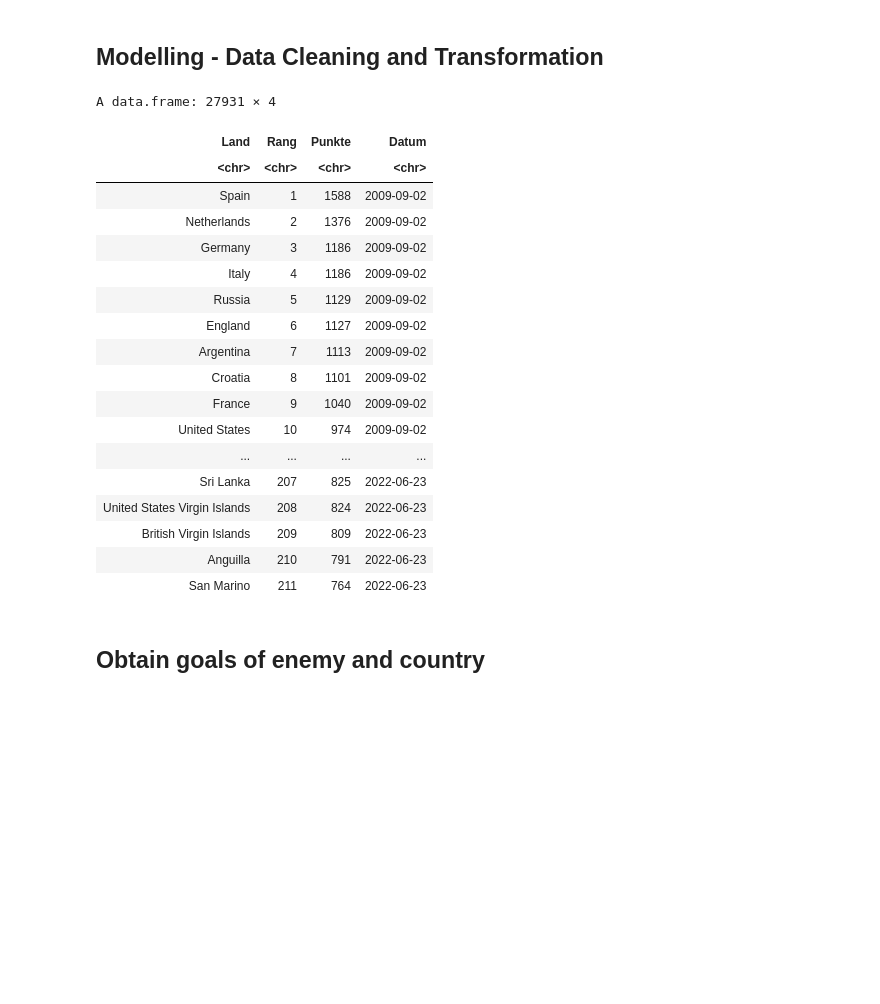
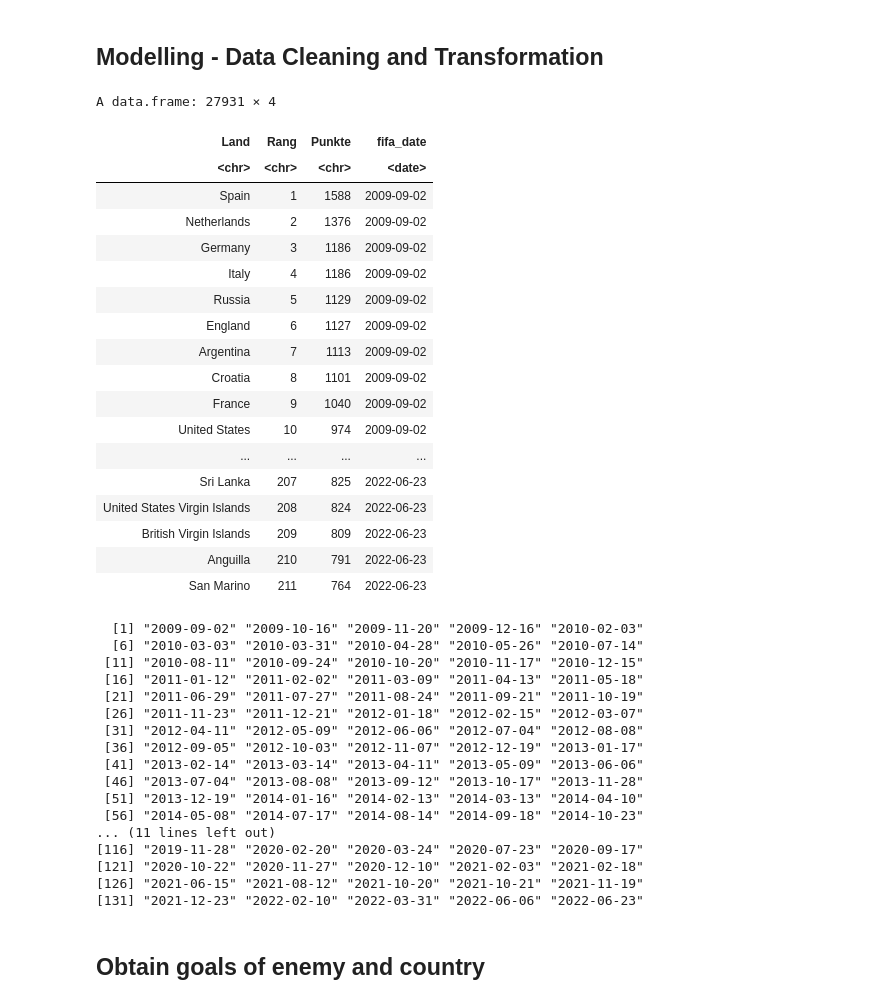
Before and after one commit to denisnaumov0506/FootballAnalyticsProject, a Jupyter notebook: football-world-cup-forecast-denis.ipynb, the cells around one changed output. Cells and saved outputs as stored; diff of their text form; code cells hidden in the pictures; blank space fills up the shorter version.

```diff
--- a/football-world-cup-forecast-denis.ipynb
+++ b/football-world-cup-forecast-denis.ipynb
@@ -700,12 +682,17 @@ fifa_ranking = read.csv("https://raw.githubusercontent.com/denisnaumov0506/Footb
 # %%
 fifa_ranking %>%
     separate(Rang, c('Rang', 'Sym')) %>%
-    select(-'Sym')-> fifa_ranking1
+    select(-'Sym') %>%
+    mutate(fifa_date = ymd(Datum)) %>%
+    select(-c('Datum')) -> fifa_ranking1
 fifa_ranking1
+
+date_list = unique(fifa_ranking1$fifa_date)
+date_list
 # %% [output]
 A data.frame: 27931 × 4
-| Land | Rang | Punkte | Datum |
-| <chr> | <chr> | <chr> | <chr> |
+| Land | Rang | Punkte | fifa_date |
+| <chr> | <chr> | <chr> | <date> |
 | Spain | 1 | 1588 | 2009-09-02 |
 | Netherlands | 2 | 1376 | 2009-09-02 |
 | Germany | 3 | 1186 | 2009-09-02 |
@@ -722,5 +709,22 @@ A data.frame: 27931 × 4
 | British Virgin Islands | 209 | 809 | 2022-06-23 |
 | Anguilla | 210 | 791 | 2022-06-23 |
 | San Marino | 211 | 764 | 2022-06-23 |
+  [1] "2009-09-02" "2009-10-16" "2009-11-20" "2009-12-16" "2010-02-03"
+  [6] "2010-03-03" "2010-03-31" "2010-04-28" "2010-05-26" "2010-07-14"
+ [11] "2010-08-11" "2010-09-24" "2010-10-20" "2010-11-17" "2010-12-15"
+ [16] "2011-01-12" "2011-02-02" "2011-03-09" "2011-04-13" "2011-05-18"
+ [21] "2011-06-29" "2011-07-27" "2011-08-24" "2011-09-21" "2011-10-19"
+ [26] "2011-11-23" "2011-12-21" "2012-01-18" "2012-02-15" "2012-03-07"
+ [31] "2012-04-11" "2012-05-09" "2012-06-06" "2012-07-04" "2012-08-08"
+ [36] "2012-09-05" "2012-10-03" "2012-11-07" "2012-12-19" "2013-01-17"
+ [41] "2013-02-14" "2013-03-14" "2013-04-11" "2013-05-09" "2013-06-06"
+ [46] "2013-07-04" "2013-08-08" "2013-09-12" "2013-10-17" "2013-11-28"
+ [51] "2013-12-19" "2014-01-16" "2014-02-13" "2014-03-13" "2014-04-10"
+ [56] "2014-05-08" "2014-07-17" "2014-08-14" "2014-09-18" "2014-10-23"
+... (11 lines left out)
+[116] "2019-11-28" "2020-02-20" "2020-03-24" "2020-07-23" "2020-09-17"
+[121] "2020-10-22" "2020-11-27" "2020-12-10" "2021-02-03" "2021-02-18"
+[126] "2021-06-15" "2021-08-12" "2021-10-20" "2021-10-21" "2021-11-19"
+[131] "2021-12-23" "2022-02-10" "2022-03-31" "2022-06-06" "2022-06-23"
 # %%
 data_set_reduced = data_set %>%
```
Also changed, not shown: parts of 23 cells of this notebook.
